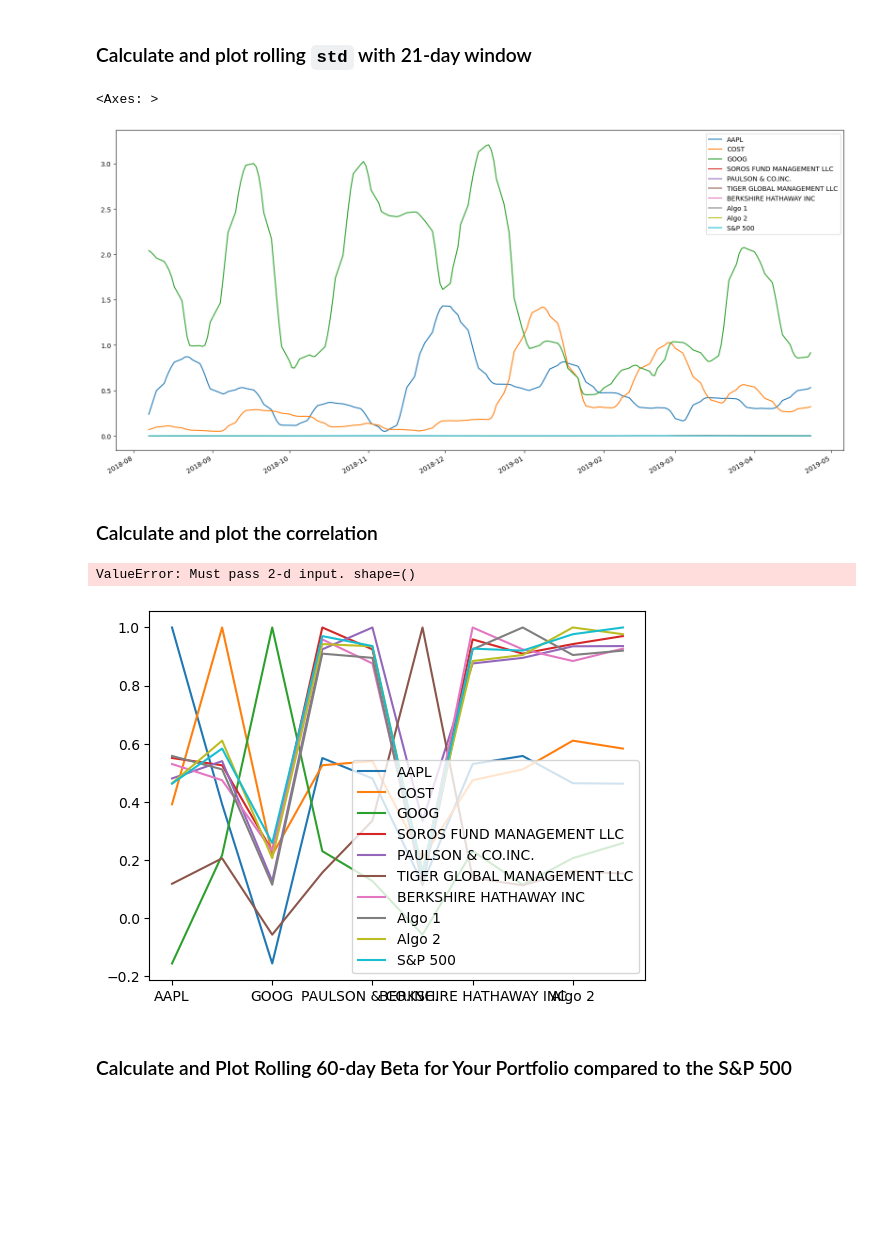
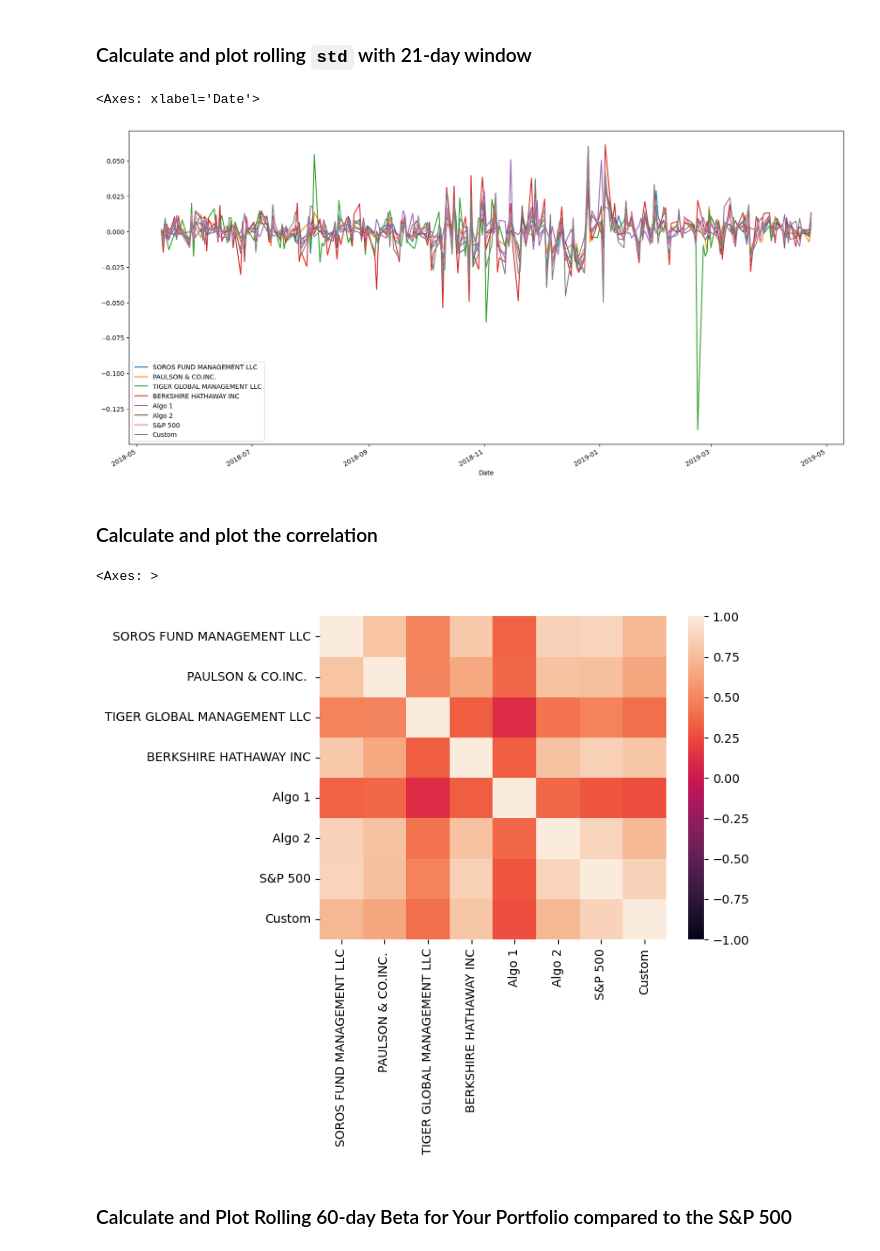
Before and after one commit to AnvithaChaluvadi/Module4Challenge, a Jupyter notebook: whale_analysis.ipynb, the cells around one changed output. Drawn from its saved outputs; the diff is of its cells as text; code cells hidden in the pictures; blank space fills up the shorter version.

```diff
--- a/whale_analysis.ipynb
+++ b/whale_analysis.ipynb
@@ -568,7 +566,7 @@ combined_custom_df.head()
 weights = [1/3, 1/3, 1/3]
 
 # Calculate portfolio return combined_custom_return
-weight_portfolio_return = combined_custom_return.dot(weights)
+weight_portfolio_return = combined_custom_df.dot(weights)
 # Display sample data and dropping nulls
 weight_portfolio_return.dropna(inplace= True)
 weight_portfolio_return
@@ -590,5 +588,4 @@ Length: 249, dtype: float64
 ## Join your portfolio returns to the DataFrame that contains all of the portfolio returns
 # %%
 # Join your returns DataFrame to the original returns DataFrame
-joined_returns = pd.concat([combined_custom_df, combined_df], axis = "columns", join = "inner")
-joined_returns.head()
+combined_df["Custom"] = weight_portfolio_return
@@ -602,5 +592,8 @@ joined_returns.head()
+# %%
+combined_df.tail()
+combined_df.dropna(inplace=True)
 # %%
 # Only compare dates where return data exists for all the stocks (drop NaNs)
-joined_returns.dropna(inplace=True)
-joined_returns.head()
+combined_df.dropna(inplace=True)
+combined_df.head()
 # %% [output]
@@ -635,25 +624,24 @@ dtype: float64
 ### Calculate and plot rolling `std` with 21-day window
 # %%
 # Calculate rolling standard deviation
-joined_returns = joined_returns.rolling(window=21).std()
+combined_df.rolling(window=21).std()
 # Plot rolling standard deviation
-joined_returns.plot(figsize=(20,10))
+combined_df.plot(figsize=(20,10))
 # %% [output]
-<Axes: >
+<Axes: xlabel='Date'>
-[figure, old version]
+[figure, new version]
 # %% [markdown]
 ### Calculate and plot the correlation
 # %%
-#HELP
 # Calculate correlation
-correlation_joined = joined_returns.corr().plot()
+correlation_joined = combined_df.corr()
 correlation_joined
 
 #Display correlation
 sns.heatmap(correlation_joined,vmin=-1,vmax=1)
 # %% [output]
-ValueError: Must pass 2-d input. shape=()
+<Axes: >
-[figure, old version]
+[figure, new version]
 # %% [markdown]
 ### Calculate and Plot Rolling 60-day Beta for Your Portfolio compared to the S&P 500
 # %%
```
Also changed, not shown: parts of 14 cells of this notebook, 1 other file.
